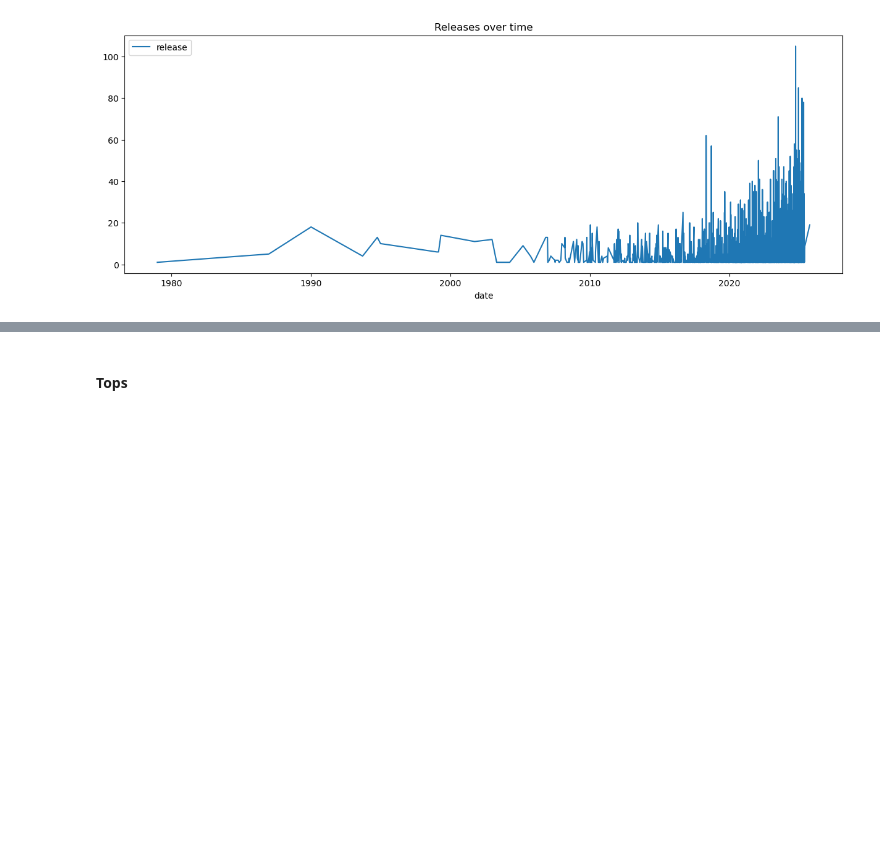
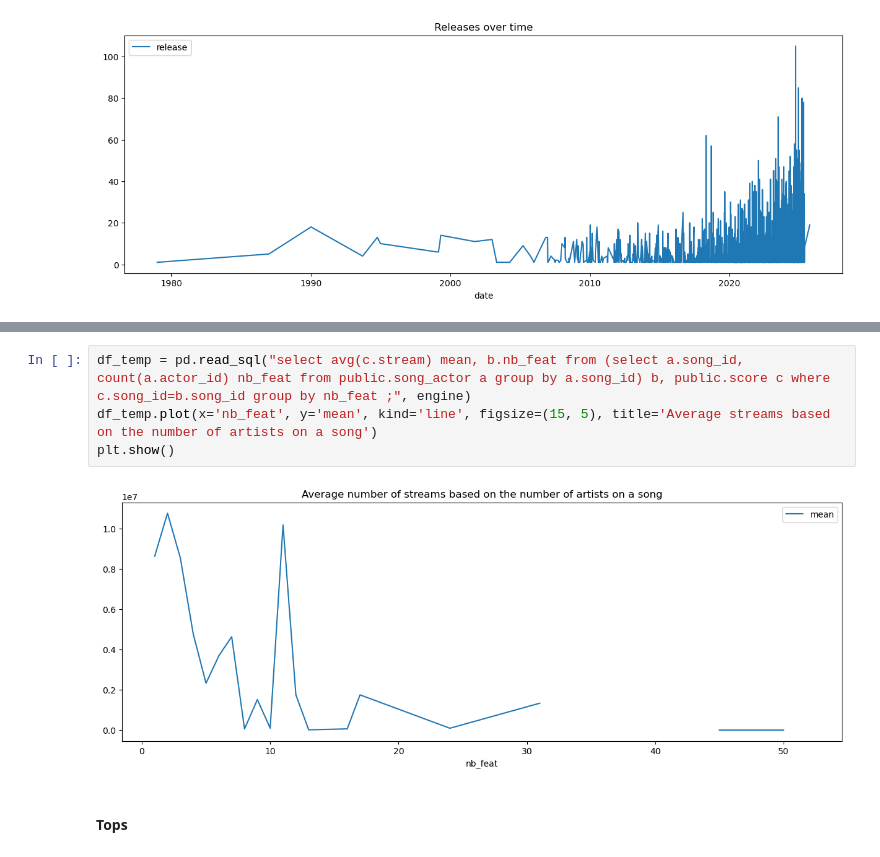
Before and after one commit to Marwan-bkr/Data_Project, a Jupyter notebook: Assessment.ipynb, the cells around one changed output, grey strips where cells are left out. Cells and saved outputs as stored; diff of their text form; blank space fills up the shorter version.

```diff
--- a/Assessment.ipynb
+++ b/Assessment.ipynb
@@ -310,3 +321,9 @@ plt.show()
+# %%
+df_temp = pd.read_sql("select avg(c.stream) mean, b.nb_feat from (select a.song_id, count(a.actor_id) nb_feat from public.song_actor a group by a.song_id) b, public.score c where c.song_id=b.song_id group by nb_feat ;", engine)
+df_temp.plot(x='nb_feat', y='mean', kind='line', figsize=(15, 5), title='Average streams based on the number of artists on a song')
+plt.show()
+# %% [output]
+[figure, added]
 # %% [markdown]
 #### Tops
 # %%
```
Also changed, not shown: parts of 6 cells of this notebook.
